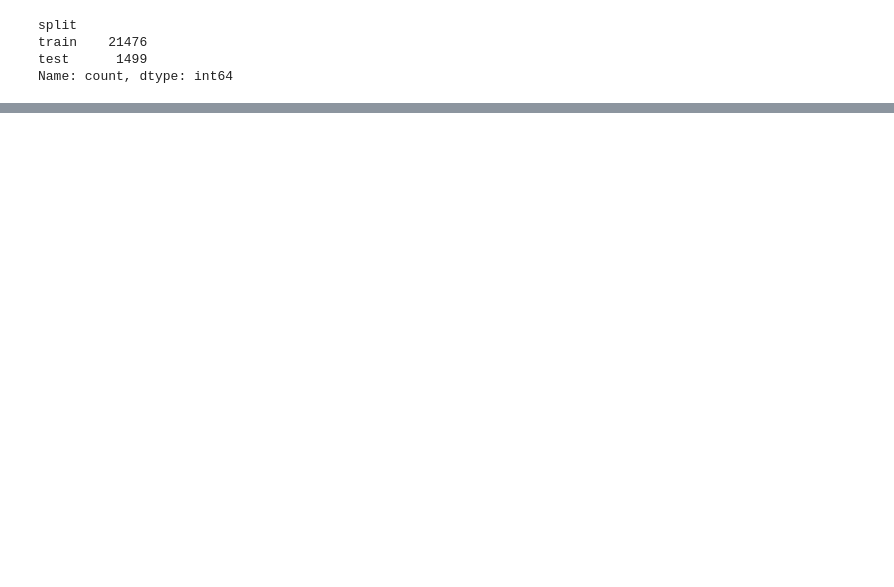
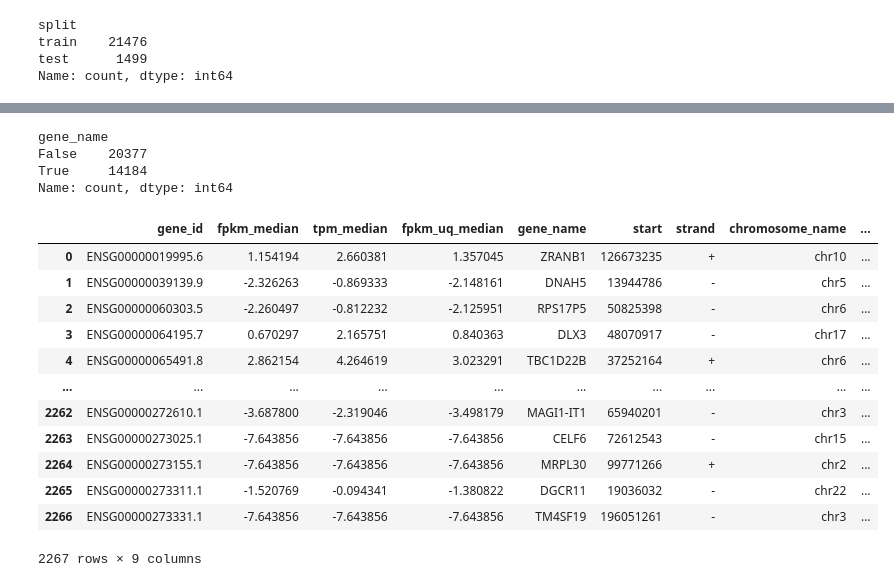
Before and after one commit to IloDan/GX_alBERTo, a Jupyter notebook: data_manipulation/data_manipulation.ipynb, the cells around one changed output, grey strips where cells are left out. Cells and saved outputs as stored; diff of their text form; code cells hidden in the pictures; blank space fills up the shorter version.

```diff
--- a/data_manipulation/data_manipulation.ipynb
+++ b/data_manipulation/data_manipulation.ipynb
@@ -60,9 +62,3 @@ df['gene_id'] = df_fpkm['gene_id']
 df['fpkm_median'] = df_fpkm['fpkm_median']
 df['tpm_median'] = df_tpm['tpm_median']
 df['fpkm_uq_median'] = df_fpkm_uq['fpkm_uq_median']
-
-dataset = pd.merge(dataset, df, on="gene_id", how="inner")
-
-scaler = StandardScaler()
-scaler.fit(dataset[dataset['split']=='train'][['fpkm_median', 'tpm_median', 'fpkm_uq_median']])
-dataset[['fpkm_median', 'tpm_median', 'fpkm_uq_median']] = scaler.transform(dataset[['fpkm_median', 'tpm_median', 'fpkm_uq_median']])
@@ -102,0 +98,9 @@ df_tpm_new = pd.merge(df_tpm, gene_name, on='gene_id', how='inner')
+# %%
+#confronta tra gene_name e df, quanti gene_id sono in comune
+genebla=pd.read_csv('..\\dataset\\gene_name.txt', sep='\t')
+genebla['gene_name'].isin(gene_name['gene_name']).value_counts()
+# %% [output]
+gene_name
+False    20377
+True     14184
+Name: count, dtype: int64
@@ -102,0 +109,16 @@ df_tpm_new = pd.merge(df_tpm, gene_name, on='gene_id', how='inner')
+# %%
+dataset
+# %% [output]
+|  | gene_id | fpkm_median | tpm_median | fpkm_uq_median | gene_name | start | strand | chromosome_name | ... |
+| 0 | ENSG00000019995.6 | 1.154194 | 2.660381 | 1.357045 | ZRANB1 | 126673235 | + | chr10 | ... |
+| 1 | ENSG00000039139.9 | -2.326263 | -0.869333 | -2.148161 | DNAH5 | 13944786 | - | chr5 | ... |
+| 2 | ENSG00000060303.5 | -2.260497 | -0.812232 | -2.125951 | RPS17P5 | 50825398 | - | chr6 | ... |
+| 3 | ENSG00000064195.7 | 0.670297 | 2.165751 | 0.840363 | DLX3 | 48070917 | - | chr17 | ... |
+| 4 | ENSG00000065491.8 | 2.862154 | 4.264619 | 3.023291 | TBC1D22B | 37252164 | + | chr6 | ... |
+| ... | ... | ... | ... | ... | ... | ... | ... | ... | ... |
+| 2262 | ENSG00000272610.1 | -3.687800 | -2.319046 | -3.498179 | MAGI1-IT1 | 65940201 | - | chr3 | ... |
+| 2263 | ENSG00000273025.1 | -7.643856 | -7.643856 | -7.643856 | CELF6 | 72612543 | - | chr15 | ... |
+| 2264 | ENSG00000273155.1 | -7.643856 | -7.643856 | -7.643856 | MRPL30 | 99771266 | + | chr2 | ... |
+| 2265 | ENSG00000273311.1 | -1.520769 | -0.094341 | -1.380822 | DGCR11 | 19036032 | - | chr22 | ... |
+| 2266 | ENSG00000273331.1 | -7.643856 | -7.643856 | -7.643856 | TM4SF19 | 196051261 | - | chr3 | ... |
+2267 rows × 9 columns
```
Also changed, not shown: parts of 6 cells of this notebook, 4 other files.
